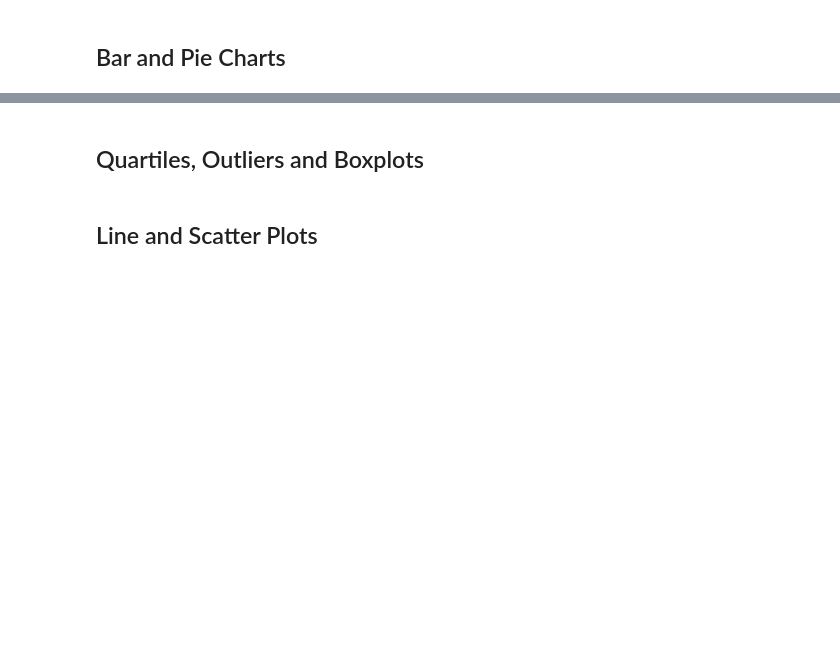
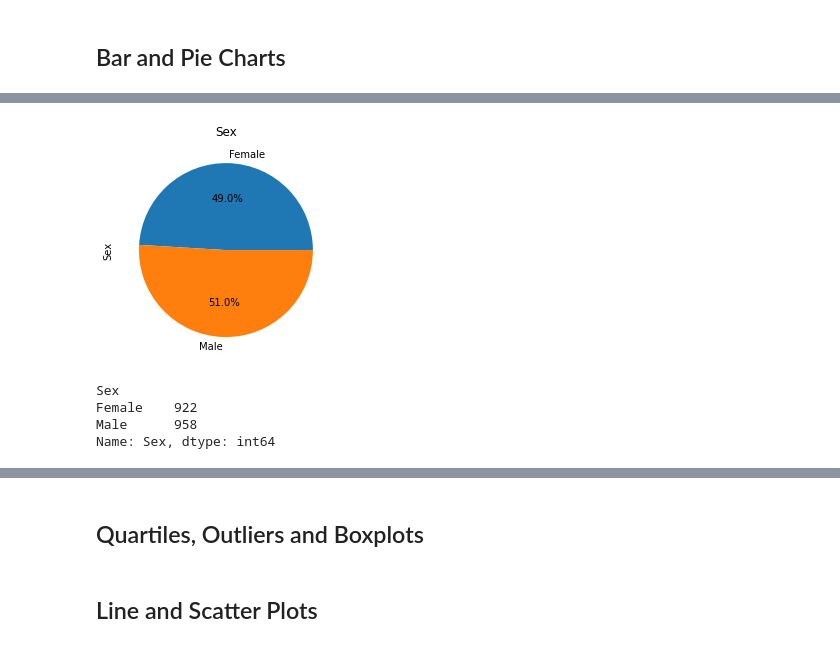
Before and after one commit to siekmeierpaul/matplotlib-challenge, a Jupyter notebook: Pymaceuticals/pymaceuticals_homework.ipynb, the cells around one changed output, grey strips where cells are left out. Cells and saved outputs as stored; diff of their text form; code cells hidden in the pictures; blank space fills up the shorter version.

```diff
--- a/Pymaceuticals/pymaceuticals_homework.ipynb
+++ b/Pymaceuticals/pymaceuticals_homework.ipynb
@@ -98,7 +127,22 @@ study_results
 # %%
 # Use Pandas to generate a pie plot showing the distribution of female versus male mice
 
 ## Note: this plot will be identical to the one that uses Pyplot
+gender_group = clean_df.groupby('Sex')
+df = gender_group['Sex'].count()
+
+df.plot(kind='pie', autopct='%1.1f%%')
+plt.title('Sex')
+plt.show()
+# %% [output]
+[figure, added]
+# %%
+df
+# %% [output]
+Sex
+Female    922
+Male      958
+Name: Sex, dtype: int64
 # %%
 # Use Pyplot to generate a pie plot showing the distribution of female versus male mice
 
```
Also changed, not shown: parts of 12 cells of this notebook.
